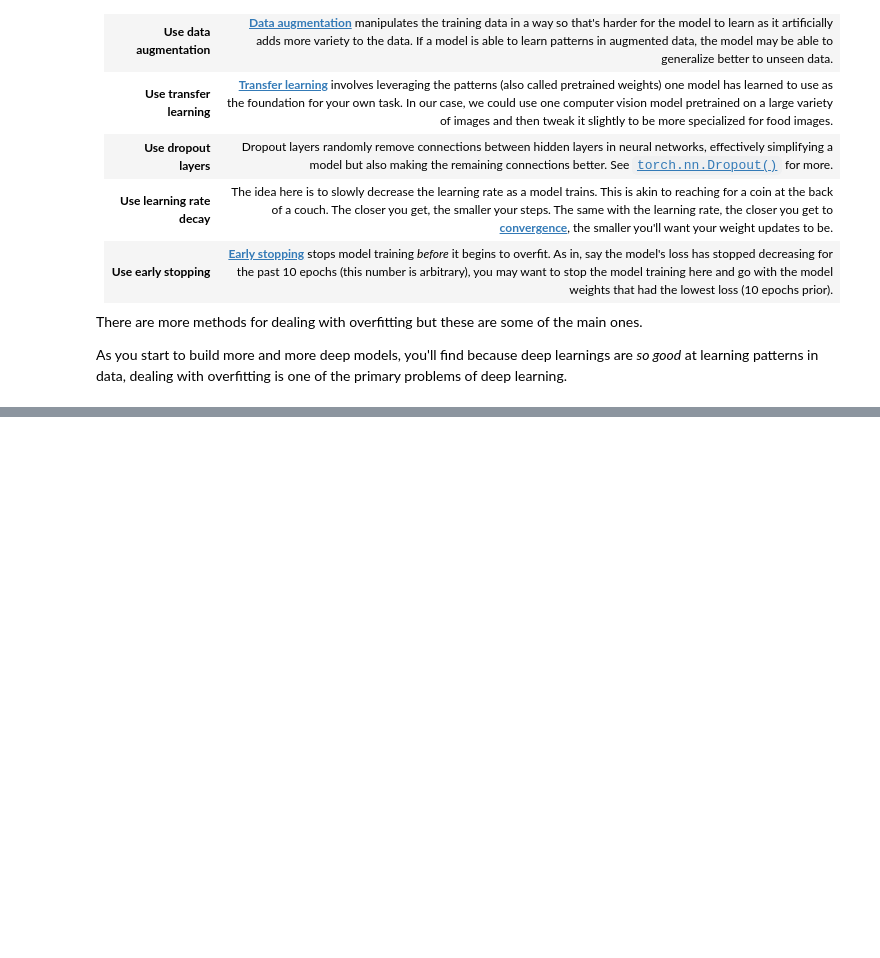
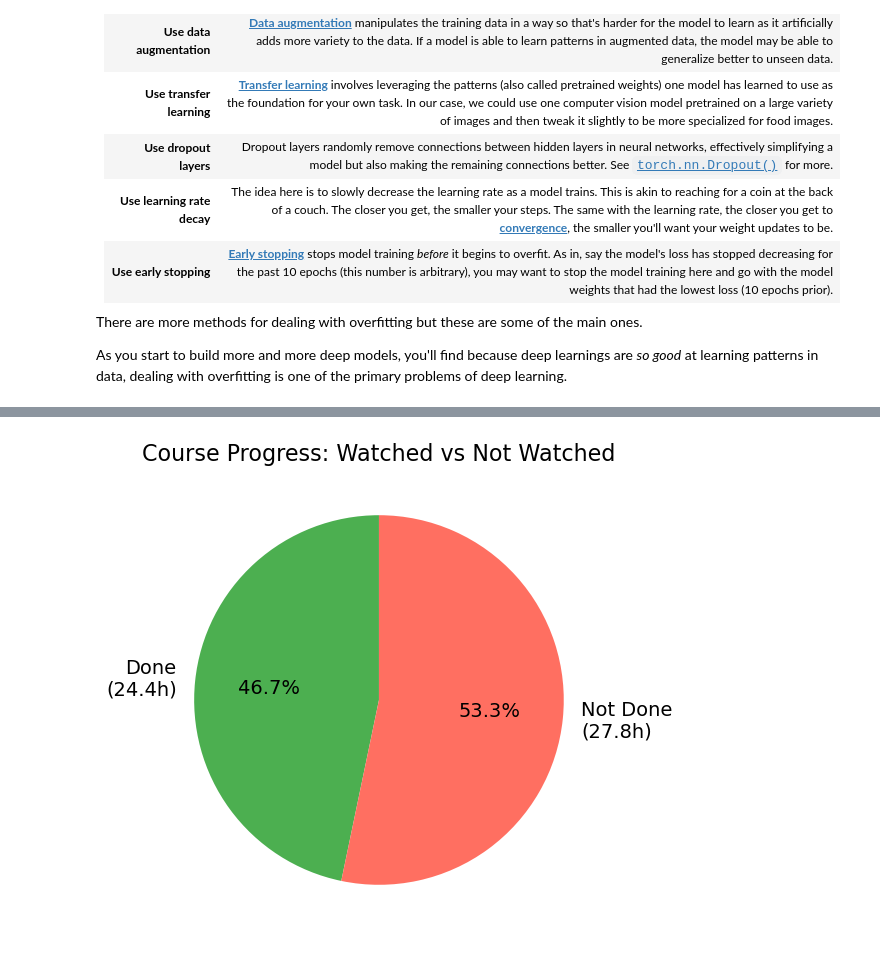
Before and after one commit to ridamansour/PyTorchLearning, a Jupyter notebook: 04_pytorch_custom_datasets.ipynb, the cells around one changed output, grey strips where cells are left out. Saved outputs shown, nothing was run; the diff lists cells and outputs as text; code cells hidden in the pictures; blank space fills up the shorter version.

Commit message:
update to progress sidetrack

```diff
--- a/04_pytorch_custom_datasets.ipynb
+++ b/04_pytorch_custom_datasets.ipynb
@@ -1334,0 +1345,4 @@ course_progress.update_progress(2, )
+# %%
+progress_pie_chart()
+# %% [output]
+[figure, added]
```
Also changed, not shown: parts of 4 cells of this notebook, 4 other files.
